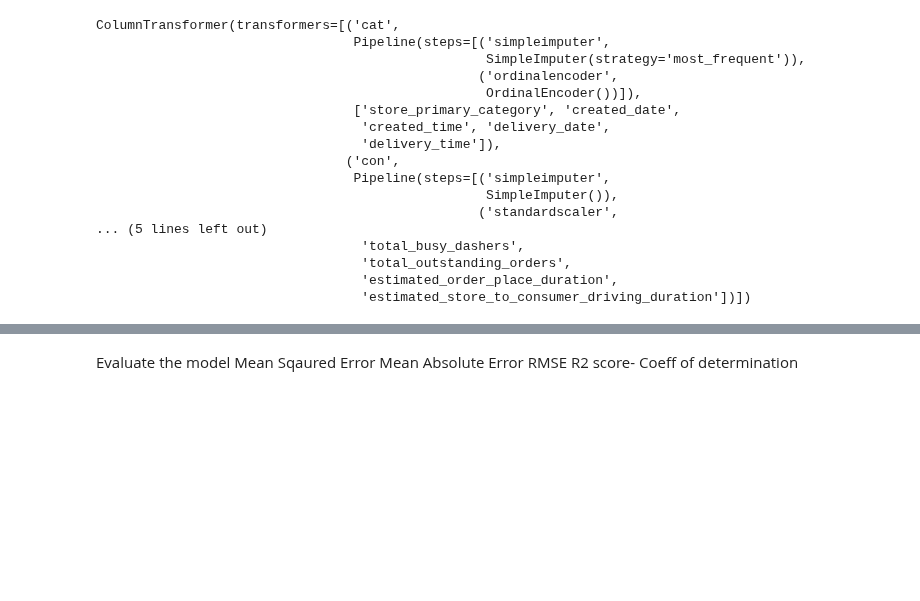
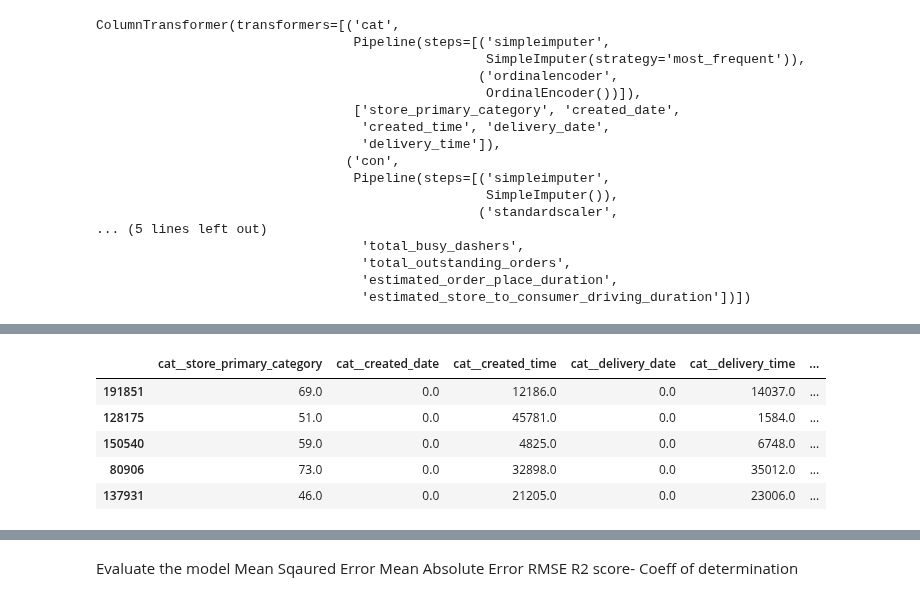
Before and after one commit to Paridhijain-githb/Machine-_learning_01, a Jupyter notebook: Linear Regression/Project-MultipleLinearRegression .ipynb, the cells around one changed output, grey strips where cells are left out. Drawn from its saved outputs; the diff is of its cells as text; code cells hidden in the pictures; blank space fills up the shorter version.

```diff
--- a/Linear Regression/Project-MultipleLinearRegression .ipynb
+++ b/Linear Regression/Project-MultipleLinearRegression .ipynb
@@ -179,6 +162,9 @@ pre= ColumnTransformer([
     ("cat",cat_pipe,cat),
     ("con",con_pipe,con)
 ]).set_output(transform='pandas')
+# %%
+mean_value=Y.mean()
+Y.fillna(mean_value,inplace = True)
 # %%
 pre
 # %% [output]
@@ -203,0 +204,11 @@ X_pre= pre.fit_transform (X)
+# %%
+xtrain,xtest,ytrain,ytest = train_test_split(X_pre,Y,train_size=0.7,test_size=0.3,random_state=21)
+# %%
+xtrain.head()
+# %% [output]
+|  | cat__store_primary_category | cat__created_date | cat__created_time | cat__delivery_date | cat__delivery_time | ... |
+| 191851 | 69.0 | 0.0 | 12186.0 | 0.0 | 14037.0 | ... |
+| 128175 | 51.0 | 0.0 | 45781.0 | 0.0 | 1584.0 | ... |
+| 150540 | 59.0 | 0.0 | 4825.0 | 0.0 | 6748.0 | ... |
+| 80906 | 73.0 | 0.0 | 32898.0 | 0.0 | 35012.0 | ... |
+| 137931 | 46.0 | 0.0 | 21205.0 | 0.0 | 23006.0 | ... |
```
Also changed, not shown: parts of 13 cells of this notebook, 1 other file.
